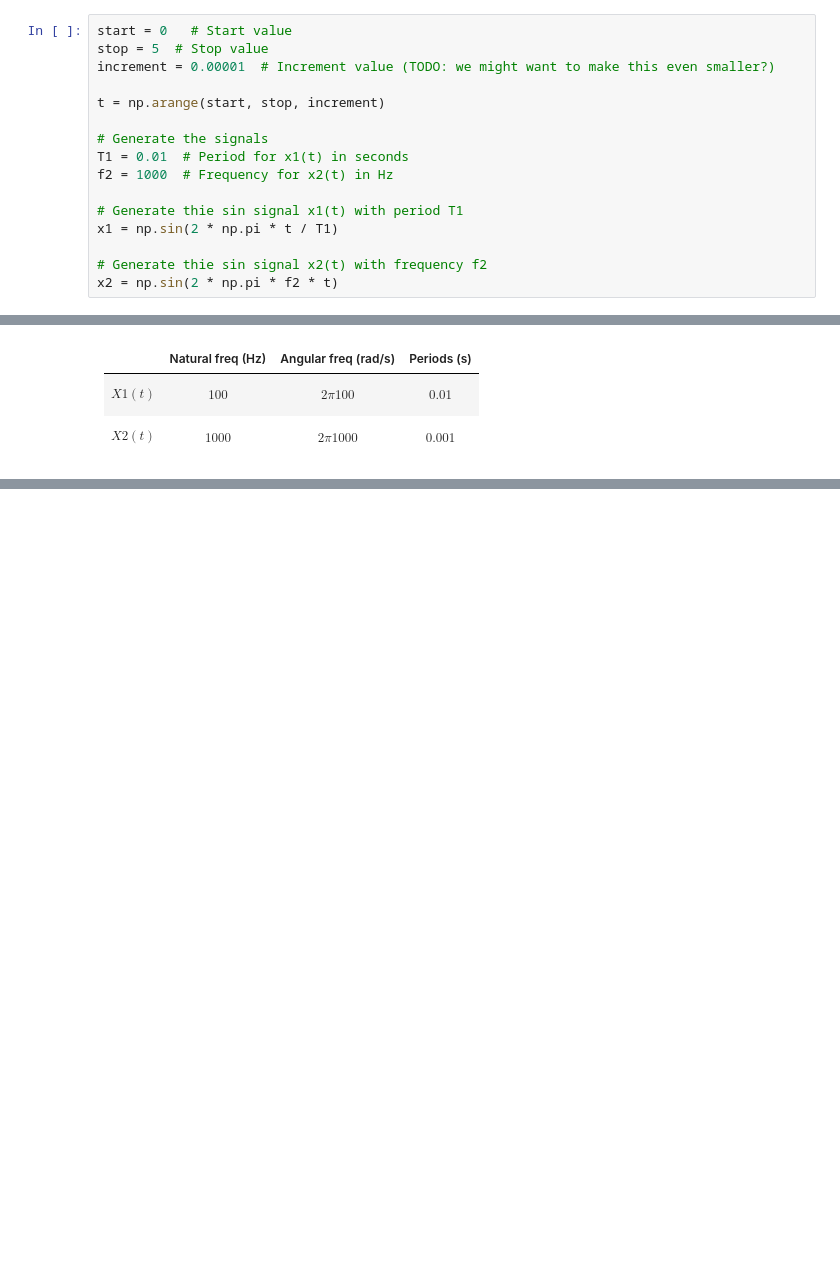
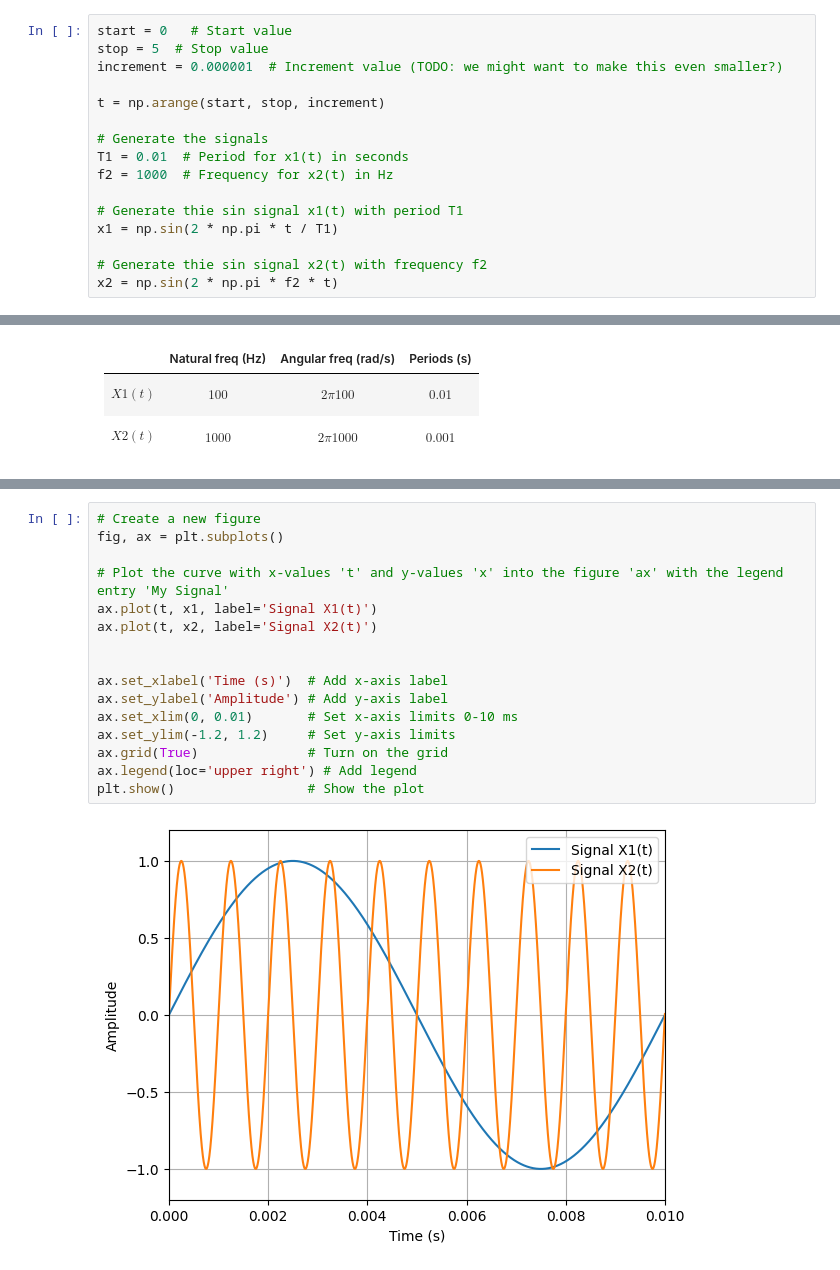
Before and after one commit to OliverHansson/Sigtrans_assignments, a Jupyter notebook: Assignment1/Assignment 1.ipynb, the cells around one changed output, grey strips where cells are left out. Drawn from its saved outputs; the diff is of its cells as text; blank space fills up the shorter version.

```diff
--- a/Assignment1/Assignment 1.ipynb
+++ b/Assignment1/Assignment 1.ipynb
@@ -25,7 +25,7 @@ where T stands for period and f for frequency
 # %%
 start = 0   # Start value
 stop = 5  # Stop value
-increment = 0.00001  # Increment value (TODO: we might want to make this even smaller?)
+increment = 0.000001  # Increment value (TODO: we might want to make this even smaller?)
 
 t = np.arange(start, stop, increment)
 
@@ -55,0 +59,18 @@ $$
+# %%
+# Create a new figure
+fig, ax = plt.subplots()
+
+# Plot the curve with x-values 't' and y-values 'x' into the figure 'ax' with the legend entry 'My Signal'
+ax.plot(t, x1, label='Signal X1(t)')
+ax.plot(t, x2, label='Signal X2(t)')
+
+
+ax.set_xlabel('Time (s)')  # Add x-axis label
+ax.set_ylabel('Amplitude') # Add y-axis label
+ax.set_xlim(0, 0.01)       # Set x-axis limits 0-10 ms
+ax.set_ylim(-1.2, 1.2)     # Set y-axis limits
+ax.grid(True)              # Turn on the grid
+ax.legend(loc='upper right') # Add legend
+plt.show()                 # Show the plot
+# %% [output]
+[figure, added]
```
Also changed, not shown: parts of 1 cell of this notebook.
